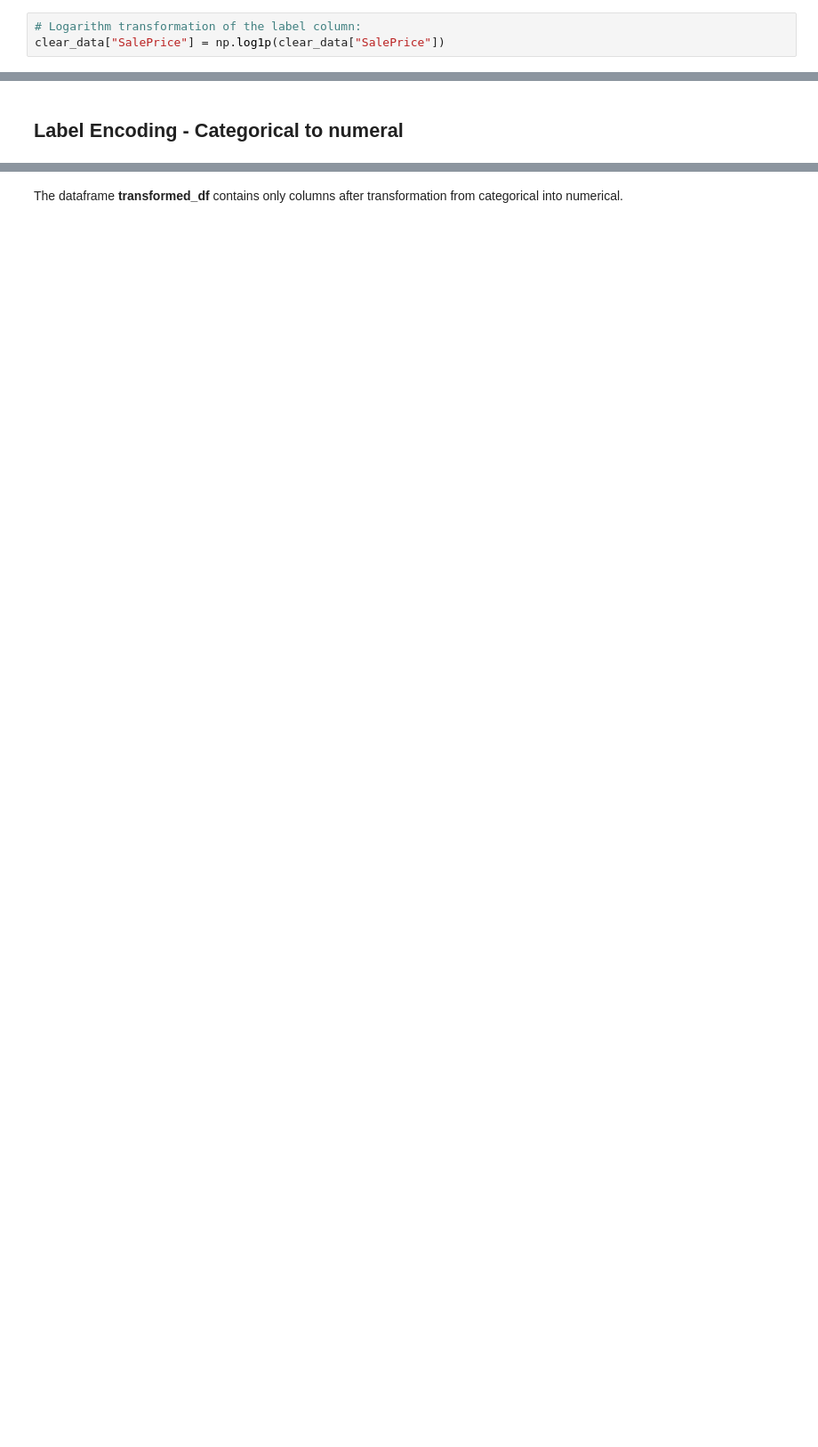
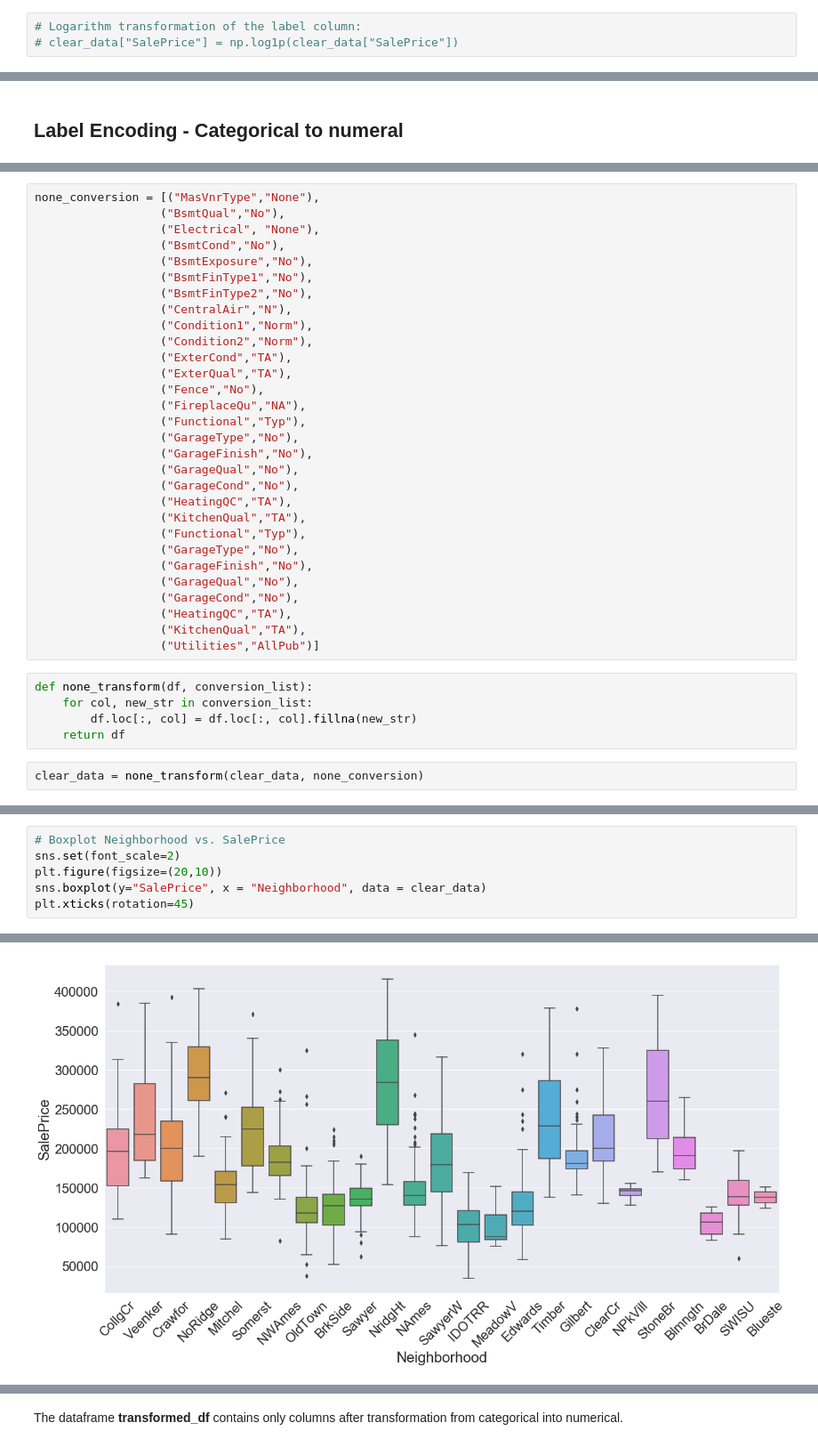
Before and after one commit to JoannaBroniarek/House-Prices-Advanced-Regression-Techniques, a Jupyter notebook: Kaggle_Project2.ipynb, the cells around one changed output, grey strips where cells are left out. Shown at 89% size. Drawn from its saved outputs; the diff is of its cells as text; blank space fills up the shorter version.

```diff
--- a/Kaggle_Project2.ipynb
+++ b/Kaggle_Project2.ipynb
@@ -209,7 +214,7 @@ clear_data.head()
 ## Log transform skewed features
 # %%
 # Logarithm transformation of the label column:
-clear_data["SalePrice"] = np.log1p(clear_data["SalePrice"])
+# clear_data["SalePrice"] = np.log1p(clear_data["SalePrice"])
 # %%
 # logarithm transformation of skewed numeric features:
 num_features = clear_data.select_dtypes(include=['int64','float64']).columns
@@ -299,0 +275,37 @@ clear_data.loc[:, "Utilities"] = clear_data.loc[:, "Utilities"].fillna("AllPub")
+# %%
+none_conversion = [("MasVnrType","None"),
+                  ("BsmtQual","No"),
+                  ("Electrical", "None"),
+                  ("BsmtCond","No"),
+                  ("BsmtExposure","No"),
+                  ("BsmtFinType1","No"),
+                  ("BsmtFinType2","No"),
+                  ("CentralAir","N"),
+                  ("Condition1","Norm"),
+                  ("Condition2","Norm"),
+                  ("ExterCond","TA"),
+                  ("ExterQual","TA"),
+                  ("Fence","No"),
+                  ("FireplaceQu","NA"),
+                  ("Functional","Typ"),
+                  ("GarageType","No"),
+                  ("GarageFinish","No"),
+                  ("GarageQual","No"),
+                  ("GarageCond","No"),
+                  ("HeatingQC","TA"),
+                  ("KitchenQual","TA"),
+                  ("Functional","Typ"),
+                  ("GarageType","No"),
+                  ("GarageFinish","No"),
+                  ("GarageQual","No"),
+                  ("GarageCond","No"),
+                  ("HeatingQC","TA"),
+                  ("KitchenQual","TA"),
+                  ("Utilities","AllPub")]
+# %%
+def none_transform(df, conversion_list):
+    for col, new_str in conversion_list:
+        df.loc[:, col] = df.loc[:, col].fillna(new_str)
+    return df
+# %%
+clear_data = none_transform(clear_data, none_conversion)
@@ -299,0 +323,7 @@ clear_data.loc[:, "Utilities"] = clear_data.loc[:, "Utilities"].fillna("AllPub")
+# %%
+# Boxplot Neighborhood vs. SalePrice
+sns.set(font_scale=2)
+plt.figure(figsize=(20,10))
+sns.boxplot(y="SalePrice", x = "Neighborhood", data = clear_data)
+plt.xticks(rotation=45)
+# %% [output]
@@ -299,0 +333 @@ clear_data.loc[:, "Utilities"] = clear_data.loc[:, "Utilities"].fillna("AllPub")
+[figure, added]
```
Also changed, not shown: parts of 50 cells of this notebook.
